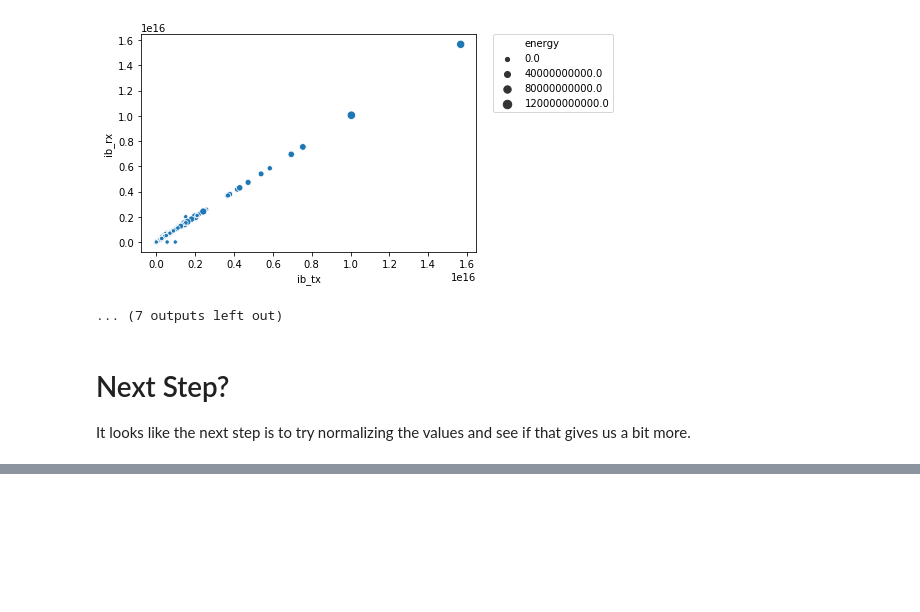
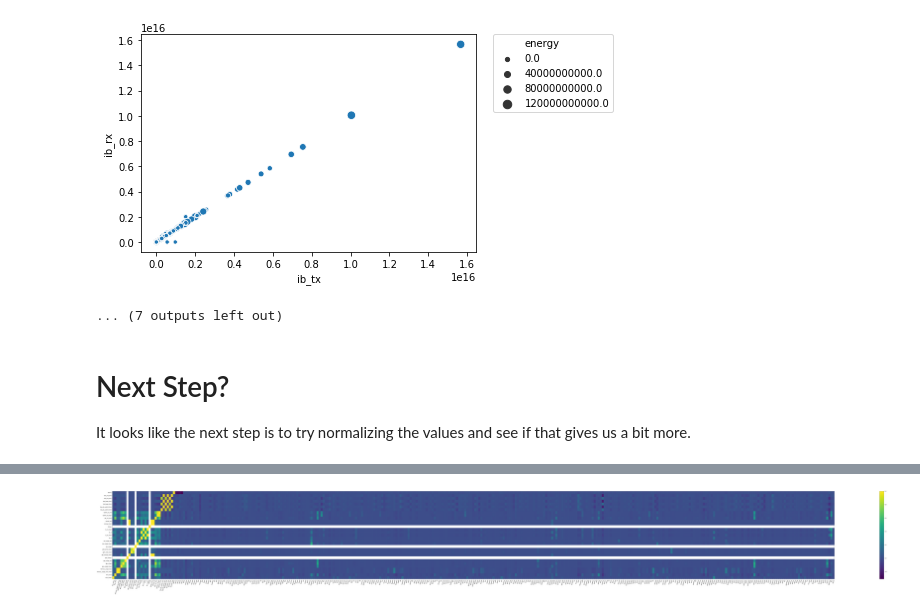
Before and after one commit to mew2057/CAST, a Jupyter notebook: csm_big_data/python3/sandbox.ipynb, the cells around one changed output, grey strips where cells are left out. Drawn from its saved outputs; the diff is of its cells as text; code cells hidden in the pictures; blank space fills up the shorter version.

```diff
--- a/csm_big_data/python3/sandbox.ipynb
+++ b/csm_big_data/python3/sandbox.ipynb
@@ -756,3 +756,15 @@ The high value correlations
 # Next Step?
 
 It looks like the next step is to try normalizing the values and see if that gives us a bit more.
+# %%
+from pyspark.mllib.feature import Normalizer
+from pyspark.mllib.util import MLUtils
+
+# We made a feature rdd before, let's use it for normalization of our features.
+normalizer = Normalizer(p=float("inf"))
+
+nFeatures = normalizer.transform(features)
+corr_matrix = Statistics.corr(features, method="pearson")
+pdNDF       = pd.DataFrame(corr_matrix)
+pdNDF.index,pdNDF.columns = featureCols,featureCols
+pdNDF.head(5)
@@ -758,0 +779,37 @@ It looks like the next step is to try normalizing the values and see if that giv
+# %%
+%matplotlib inline
+
+cHeight = len(uJDF.getDummyCols("_base")) - 3 #+ len(uJDF.getDummyCols("launch_node_name"))
+
+# There's a bug in the spark version?
+correlation = pdNDF
+sCor        = correlation.head(cHeight)
+
+
+# Let's do a heatmap
+# Generate the correlation heat map and axis
+fig, ax = plt.subplots()
+hm = plt.pcolor(sCor)
+
+fig.set_figheight(15)
+fig.set_figwidth(150)
+
+hm.EdgeColor = [1, 0.7, 0.3];
+hm.LineWidth = 6;
+
+# Move ticks and labels to the center
+ax.set_xticks(np.arange(sCor.shape[1]) + 0.5, minor=False)
+ax.set_yticks(np.arange(sCor.shape[0]) + 0.5, minor=False)
+
+# Insert labels
+ax.set_xticklabels(sCor.columns, minor=False)
+ax.set_yticklabels(sCor.index, minor=False)
+
+# Rotate label
+plt.xticks(rotation=75)
+
+# Plot the color guide and show the correlation
+plt.colorbar()
+plt.show()
+# %% [output]
+[figure, added]
```
Also changed, not shown: parts of 6 cells of this notebook.
